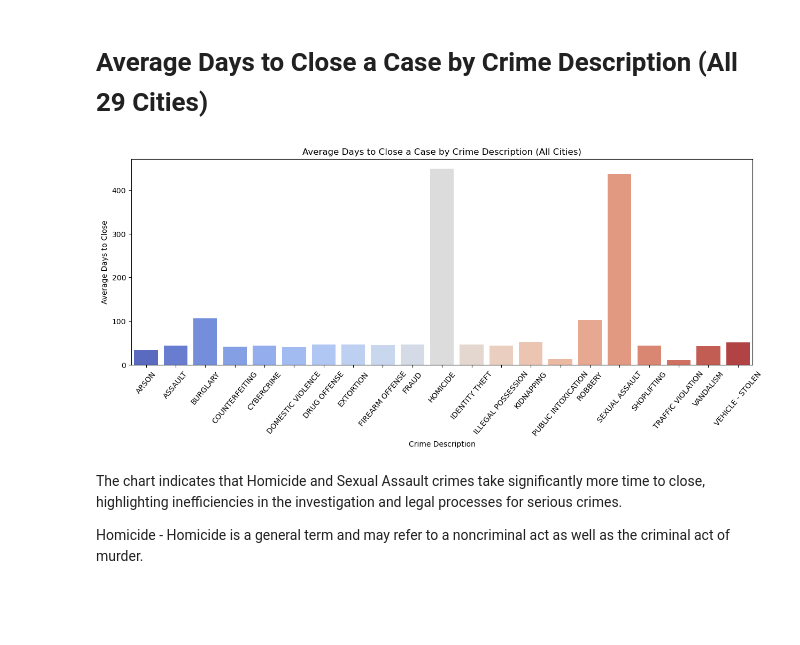
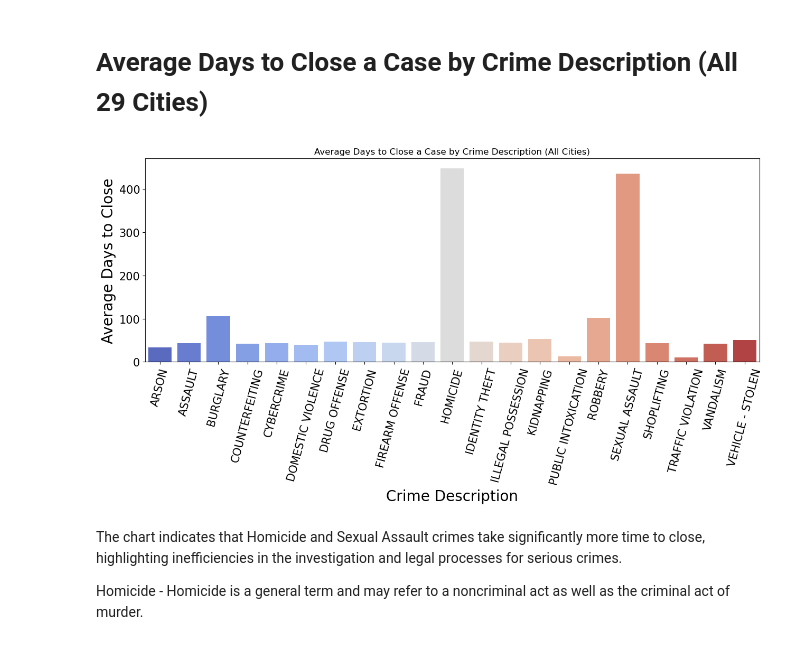
Before and after one commit to ashish26meshram/MLProject, a Jupyter notebook: Analysis of Indian Crime/Crime Analytics Across Indian Cities( Final).ipynb, the cells around one changed output. Saved outputs shown, nothing was run; the diff lists cells and outputs as text; code cells hidden in the pictures; blank space fills up the shorter version.

```diff
--- a/Analysis of Indian Crime/Crime Analytics Across Indian Cities( Final).ipynb
+++ b/Analysis of Indian Crime/Crime Analytics Across Indian Cities( Final).ipynb
@@ -113,6 +113,10 @@ data.head(3)
 | 2 | 02-01-2020 | 05:00:00 | 01-01-2020 | 02:00:00 | Ludhiana | 271 | ... |
 # %% [markdown]
 <div style="page-break-after: always;"></div>
+# %%
+plt.rcParams['axes.labelsize'] = 20
+plt.rcParams['xtick.labelsize'] = 15
+plt.rcParams['ytick.labelsize'] = 15
 # %% [markdown]
 # Number of Crimes per City
 # %%
@@ -217,26 +219,23 @@ According to the data, The first chart, the data reveals that females are dispro
 # %%
 warnings.filterwarnings("ignore")
 
-# Filter for cases that have been closed
 closed_cases = data[data['Case Closed'] == 'Yes']
 closed_cases['Reported date'] = pd.to_datetime(closed_cases['Reported date'], errors='coerce')
 closed_cases['Date Case Closed'] = pd.to_datetime(closed_cases['Date Case Closed'], errors='coerce')
 
-# Calculate the difference between Date Reported and Date Case Closed
 closed_cases['Days to Close'] = (closed_cases['Date Case Closed'] - closed_cases['Reported date']).dt.days
 
-# Group by Crime Description and calculate the average days to close a case
 average_days_per_crime = closed_cases.groupby('Crime Description')['Days to Close'].mean().reset_index()
 
 plt.figure(figsize=(15,5))
 sns.barplot(x='Crime Description', y='Days to Close', data=average_days_per_crime, palette='coolwarm')
 plt.title('Average Days to Close a Case by Crime Description (All Cities)')
 plt.xlabel('Crime Description')
 plt.ylabel('Average Days to Close')
-plt.xticks(rotation=50)
+plt.xticks(rotation=75)
 plt.show()
 # %% [output]
-[figure, old version]
+[figure, new version]
 # %% [markdown]
 The chart indicates that Homicide and Sexual Assault crimes take significantly more time to close, highlighting inefficiencies in the investigation and legal processes for serious crimes.
 
```
Also changed, not shown: parts of 17 cells of this notebook, 1 other file.
